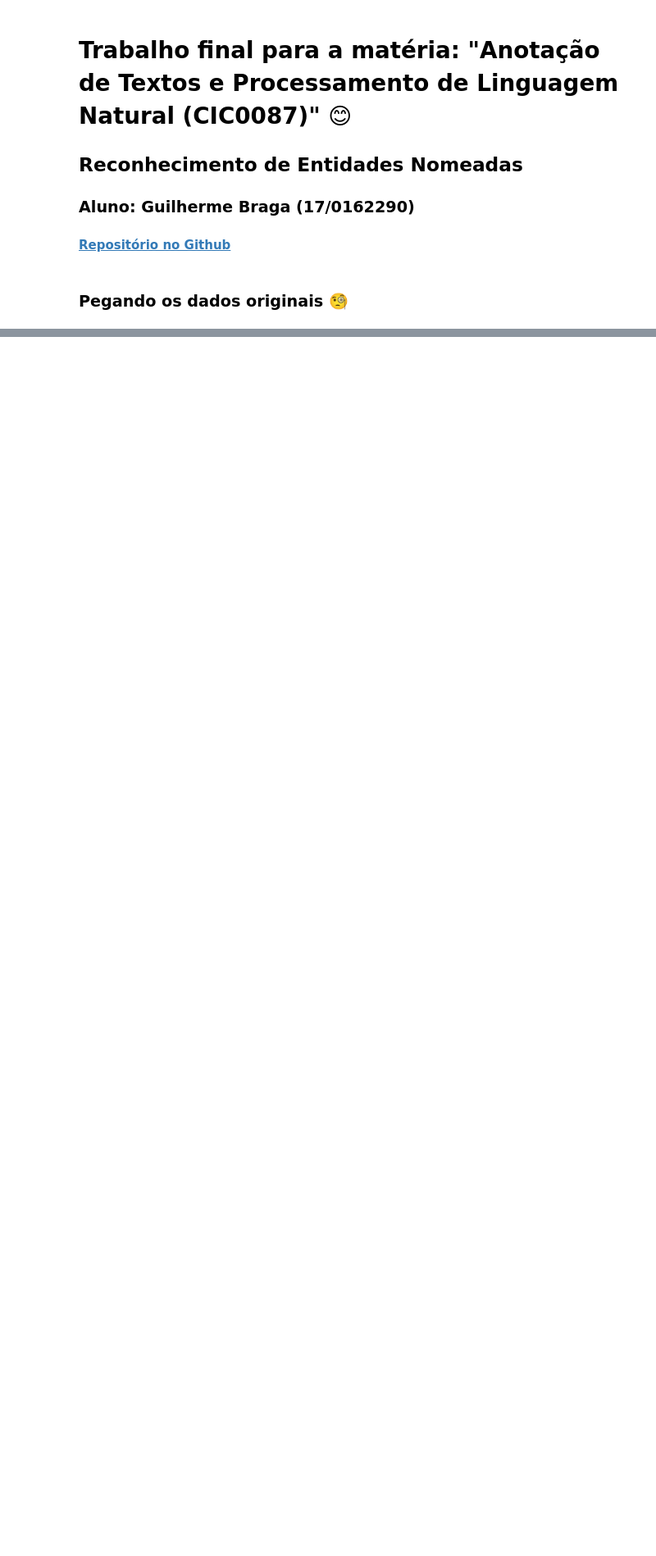
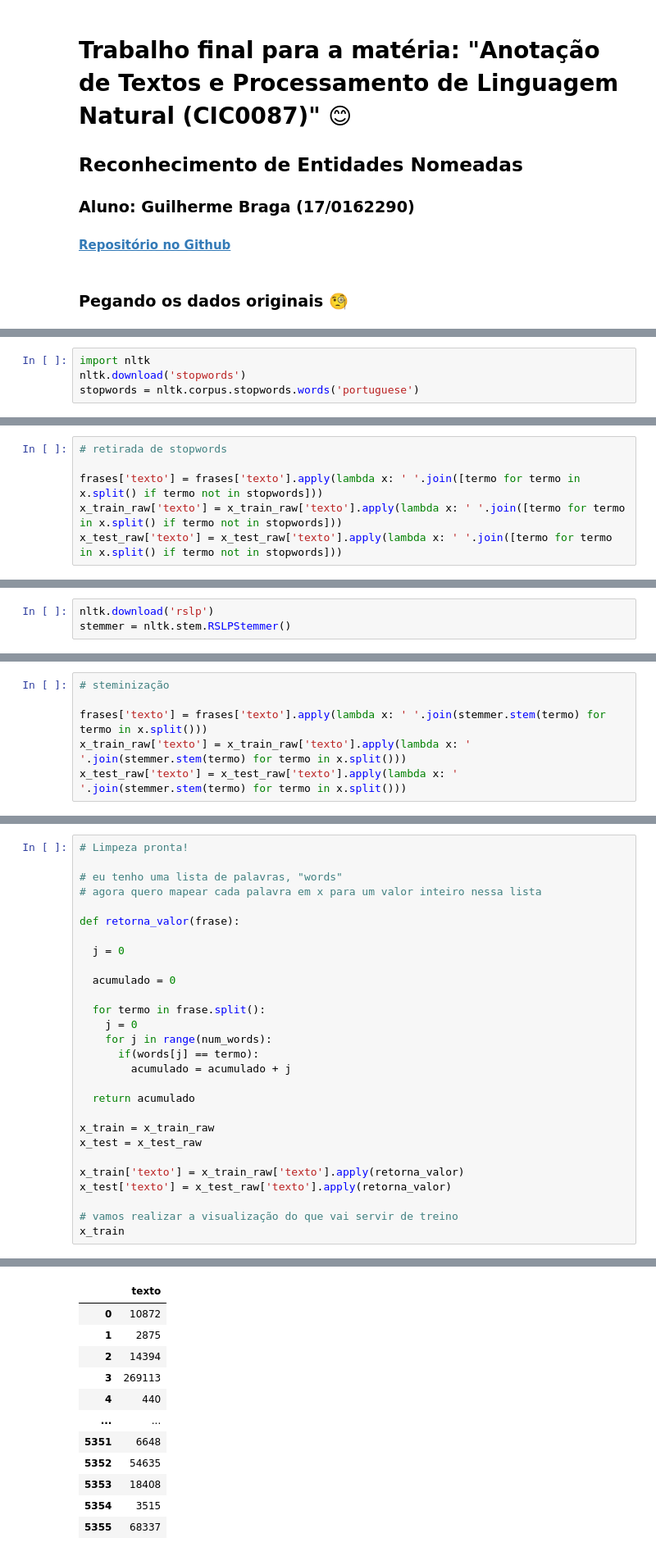
Before and after one commit to gui1080/IA_CIC0087_Reconhecimento_de_Entidades_Nomeadas, a Jupyter notebook: Codigo/TrabalhoFinal_CIC0087.ipynb, the cells around one changed output, grey strips where cells are left out. Shown at 82% size. Cells and saved outputs as stored; diff of their text form; blank space fills up the shorter version.

```diff
--- a/Codigo/TrabalhoFinal_CIC0087.ipynb
+++ b/Codigo/TrabalhoFinal_CIC0087.ipynb
@@ -105,0 +141,4 @@ RNN
+# %%
+import nltk
+nltk.download('stopwords')
+stopwords = nltk.corpus.stopwords.words('portuguese')
@@ -105,0 +148,6 @@ RNN
+# %%
+# retirada de stopwords
+
+frases['texto'] = frases['texto'].apply(lambda x: ' '.join([termo for termo in x.split() if termo not in stopwords]))
+x_train_raw['texto'] = x_train_raw['texto'].apply(lambda x: ' '.join([termo for termo in x.split() if termo not in stopwords]))
+x_test_raw['texto'] = x_test_raw['texto'].apply(lambda x: ' '.join([termo for termo in x.split() if termo not in stopwords]))
@@ -105,0 +165,3 @@ RNN
+# %%
+nltk.download('rslp')
+stemmer = nltk.stem.RSLPStemmer()
@@ -105,0 +171,6 @@ RNN
+# %%
+# steminização
+
+frases['texto'] = frases['texto'].apply(lambda x: ' '.join(stemmer.stem(termo) for termo in x.split()))
+x_train_raw['texto'] = x_train_raw['texto'].apply(lambda x: ' '.join(stemmer.stem(termo) for termo in x.split()))
+x_test_raw['texto'] = x_test_raw['texto'].apply(lambda x: ' '.join(stemmer.stem(termo) for termo in x.split()))
@@ -105,0 +211,29 @@ RNN
+# %%
+# Limpeza pronta!
+
+# eu tenho uma lista de palavras, "words"
+# agora quero mapear cada palavra em x para um valor inteiro nessa lista
+
+def retorna_valor(frase):
+
+  j = 0
+
+  acumulado = 0
+
+  for termo in frase.split():
+    j = 0
+    for j in range(num_words):
+      if(words[j] == termo):
+        acumulado = acumulado + j
+
+  return acumulado
+
+x_train = x_train_raw
+x_test = x_test_raw
+
+x_train['texto'] = x_train_raw['texto'].apply(retorna_valor)
+x_test['texto'] = x_test_raw['texto'].apply(retorna_valor)
+
+# vamos realizar a visualização do que vai servir de treino
+x_train
+# %% [output]
@@ -105,0 +248,12 @@ RNN
+|  | texto |
+| 0 | 10872 |
+| 1 | 2875 |
+| 2 | 14394 |
+| 3 | 269113 |
+| 4 | 440 |
+| ... | ... |
+| 5351 | 6648 |
+| 5352 | 54635 |
+| 5353 | 18408 |
+| 5354 | 3515 |
+| 5355 | 68337 |
```
Also changed, not shown: parts of 30 cells of this notebook.
